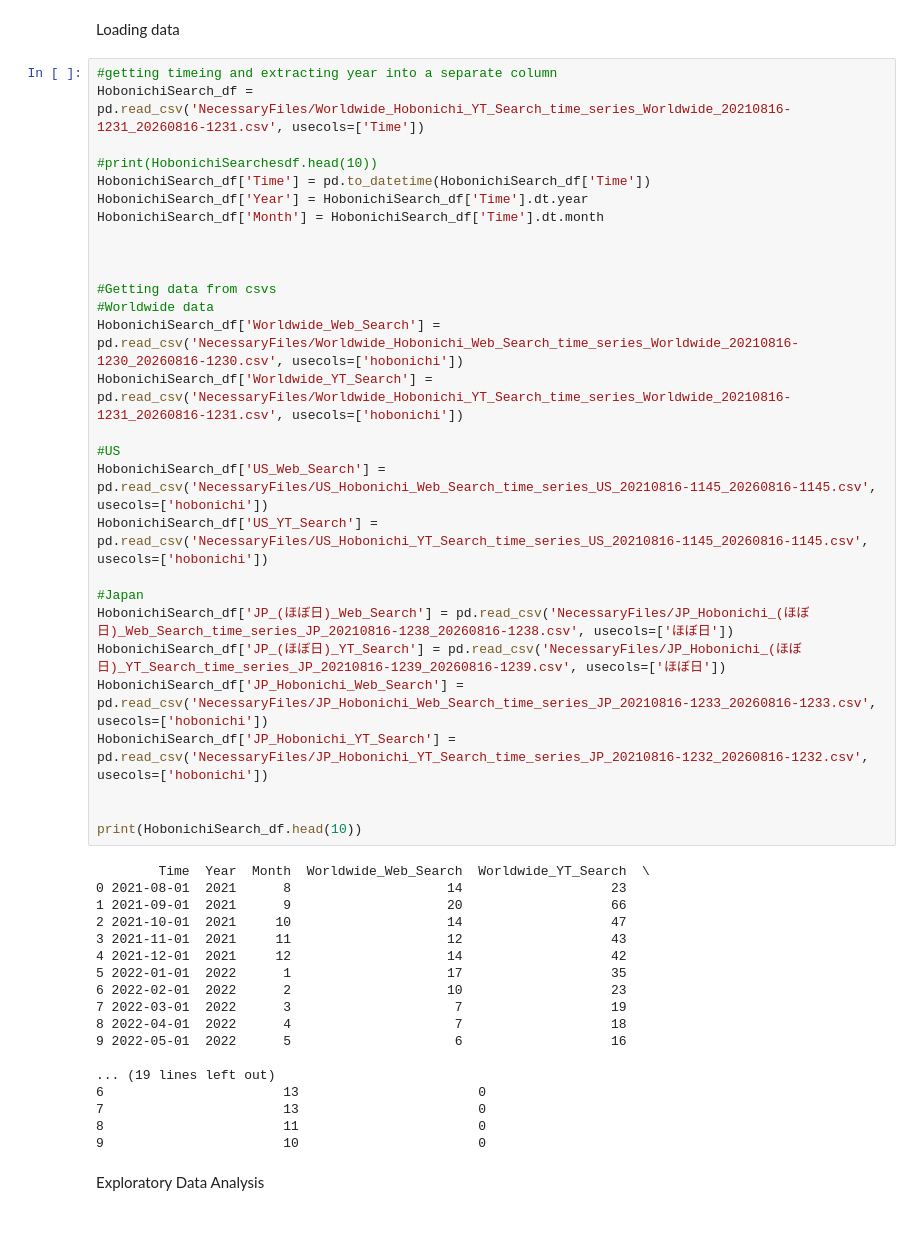
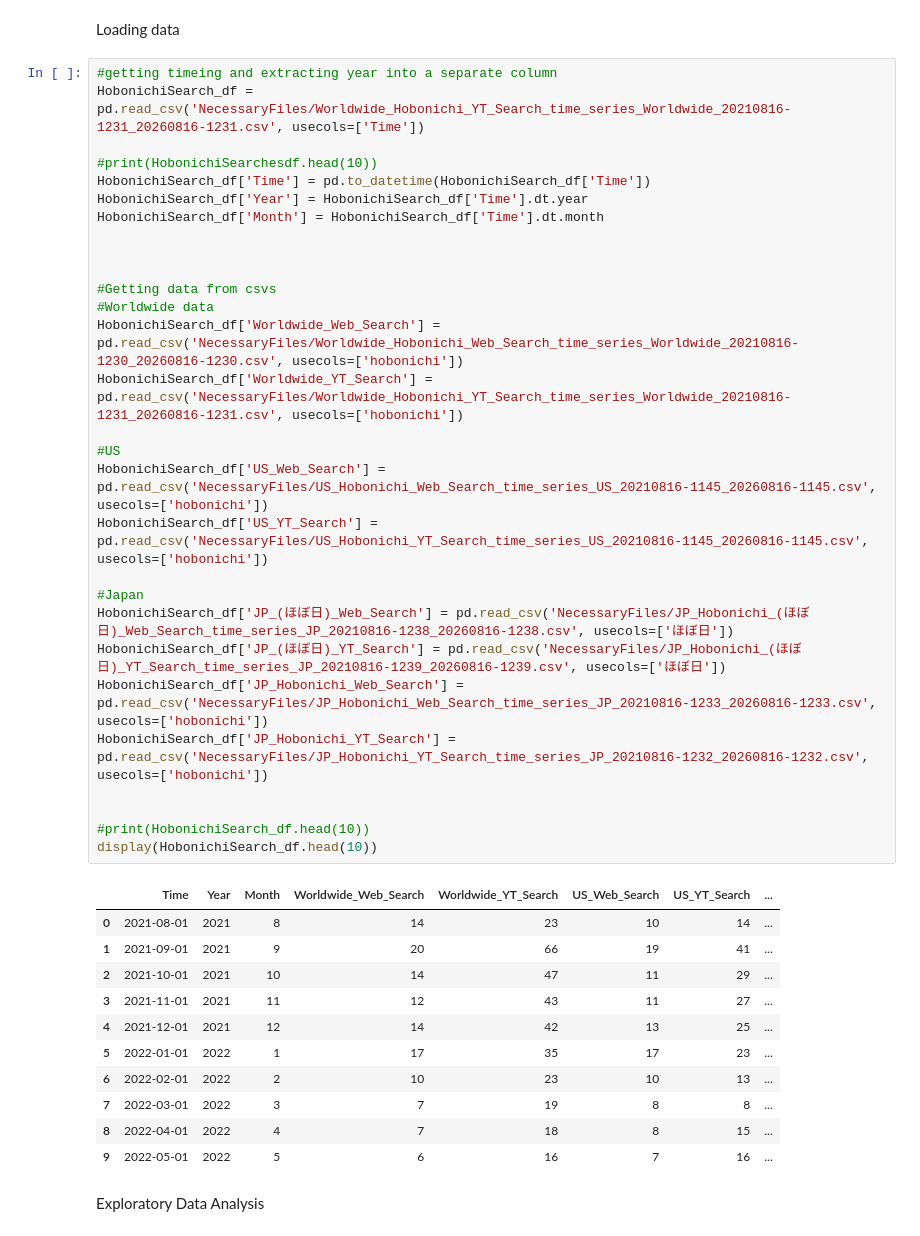
Before and after one commit to bdatye/HobonichiSearchTrends_August2021-August2026, a Jupyter notebook: HobonichiSearchTrends.ipynb, the cells around one changed output. Cells and saved outputs as stored; diff of their text form.

```diff
--- a/HobonichiSearchTrends.ipynb
+++ b/HobonichiSearchTrends.ipynb
@@ -9,49 +11,44 @@ Loading data
 # %%
 #getting timeing and extracting year into a separate column
 HobonichiSearch_df = pd.read_csv('NecessaryFiles/Worldwide_Hobonichi_YT_Search_time_series_Worldwide_20210816-1231_20260816-1231.csv', usecols=['Time'])
 
 #print(HobonichiSearchesdf.head(10))
 HobonichiSearch_df['Time'] = pd.to_datetime(HobonichiSearch_df['Time'])
 HobonichiSearch_df['Year'] = HobonichiSearch_df['Time'].dt.year
 HobonichiSearch_df['Month'] = HobonichiSearch_df['Time'].dt.month
 
 
 
 #Getting data from csvs
 #Worldwide data
 HobonichiSearch_df['Worldwide_Web_Search'] = pd.read_csv('NecessaryFiles/Worldwide_Hobonichi_Web_Search_time_series_Worldwide_20210816-1230_20260816-1230.csv', usecols=['hobonichi'])
 HobonichiSearch_df['Worldwide_YT_Search'] = pd.read_csv('NecessaryFiles/Worldwide_Hobonichi_YT_Search_time_series_Worldwide_20210816-1231_20260816-1231.csv', usecols=['hobonichi'])
 
 #US
 HobonichiSearch_df['US_Web_Search'] = pd.read_csv('NecessaryFiles/US_Hobonichi_Web_Search_time_series_US_20210816-1145_20260816-1145.csv', usecols=['hobonichi'])
 HobonichiSearch_df['US_YT_Search'] = pd.read_csv('NecessaryFiles/US_Hobonichi_YT_Search_time_series_US_20210816-1145_20260816-1145.csv', usecols=['hobonichi'])
 
 #Japan
 HobonichiSearch_df['JP_(ほぼ日)_Web_Search'] = pd.read_csv('NecessaryFiles/JP_Hobonichi_(ほぼ日)_Web_Search_time_series_JP_20210816-1238_20260816-1238.csv', usecols=['ほぼ日'])
 HobonichiSearch_df['JP_(ほぼ日)_YT_Search'] = pd.read_csv('NecessaryFiles/JP_Hobonichi_(ほぼ日)_YT_Search_time_series_JP_20210816-1239_20260816-1239.csv', usecols=['ほぼ日'])
 HobonichiSearch_df['JP_Hobonichi_Web_Search'] = pd.read_csv('NecessaryFiles/JP_Hobonichi_Web_Search_time_series_JP_20210816-1233_20260816-1233.csv', usecols=['hobonichi'])
 HobonichiSearch_df['JP_Hobonichi_YT_Search'] = pd.read_csv('NecessaryFiles/JP_Hobonichi_YT_Search_time_series_JP_20210816-1232_20260816-1232.csv', usecols=['hobonichi'])
 
 
-print(HobonichiSearch_df.head(10))
+#print(HobonichiSearch_df.head(10))
+display(HobonichiSearch_df.head(10))
 # %% [output]
-        Time  Year  Month  Worldwide_Web_Search  Worldwide_YT_Search  \
-0 2021-08-01  2021      8                    14                   23
-1 2021-09-01  2021      9                    20                   66
-2 2021-10-01  2021     10                    14                   47
-3 2021-11-01  2021     11                    12                   43
-4 2021-12-01  2021     12                    14                   42
-5 2022-01-01  2022      1                    17                   35
-6 2022-02-01  2022      2                    10                   23
-7 2022-03-01  2022      3                     7                   19
-8 2022-04-01  2022      4                     7                   18
-9 2022-05-01  2022      5                     6                   16
-
-... (19 lines left out)
-6                       13                       0
-7                       13                       0
-8                       11                       0
-9                       10                       0
+|  | Time | Year | Month | Worldwide_Web_Search | Worldwide_YT_Search | US_Web_Search | US_YT_Search | ... |
+| 0 | 2021-08-01 | 2021 | 8 | 14 | 23 | 10 | 14 | ... |
+| 1 | 2021-09-01 | 2021 | 9 | 20 | 66 | 19 | 41 | ... |
+| 2 | 2021-10-01 | 2021 | 10 | 14 | 47 | 11 | 29 | ... |
+| 3 | 2021-11-01 | 2021 | 11 | 12 | 43 | 11 | 27 | ... |
+| 4 | 2021-12-01 | 2021 | 12 | 14 | 42 | 13 | 25 | ... |
+| 5 | 2022-01-01 | 2022 | 1 | 17 | 35 | 17 | 23 | ... |
+| 6 | 2022-02-01 | 2022 | 2 | 10 | 23 | 10 | 13 | ... |
+| 7 | 2022-03-01 | 2022 | 3 | 7 | 19 | 8 | 8 | ... |
+| 8 | 2022-04-01 | 2022 | 4 | 7 | 18 | 8 | 15 | ... |
+| 9 | 2022-05-01 | 2022 | 5 | 6 | 16 | 7 | 16 | ... |
 # %% [markdown]
 Exploratory Data Analysis
 # %%
```
Also changed, not shown: parts of 5 cells of this notebook.
